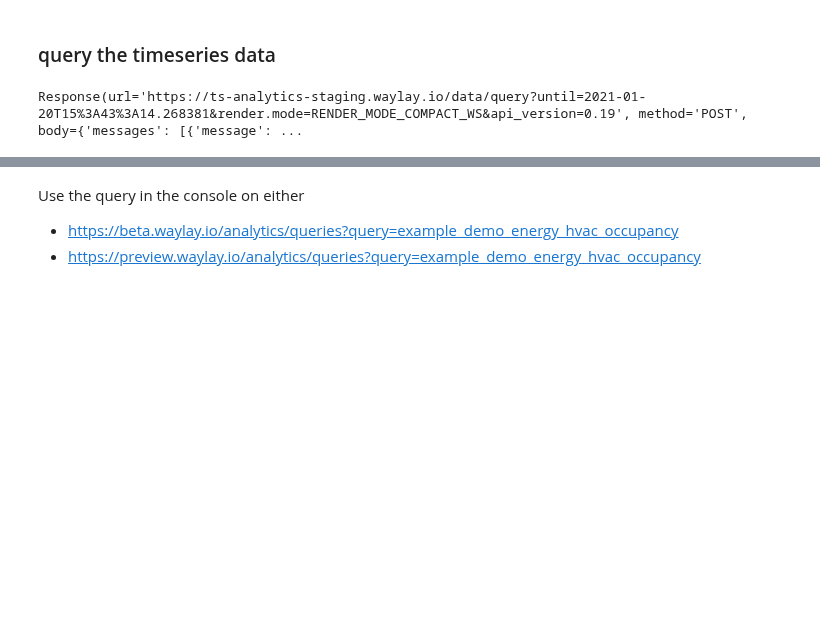
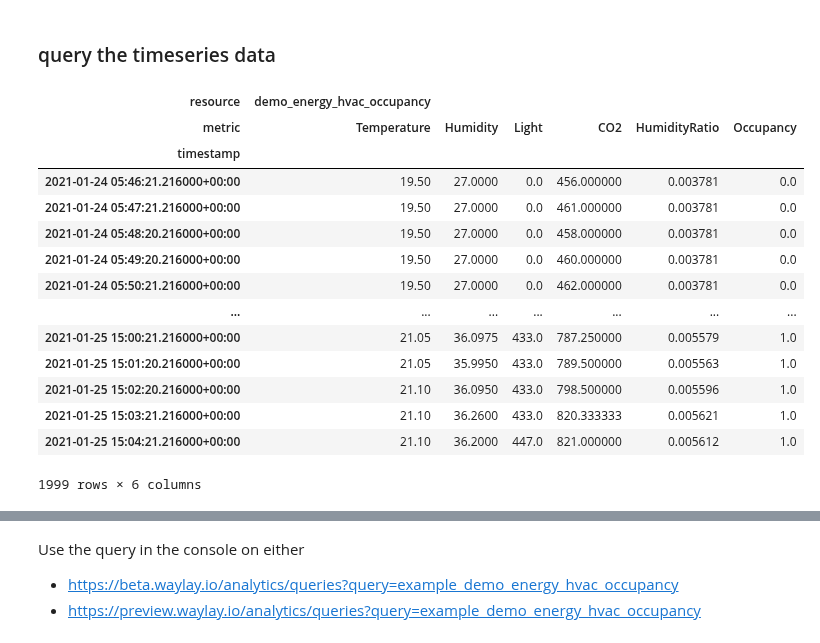
Before and after one commit to waylayio/demo-general, a Jupyter notebook: usecase/energy/hvac-occupancy-detection/hvac-occupancy-detection.ipynb, the cells around one changed output, grey strips where cells are left out. Cells and saved outputs as stored; diff of their text form; code cells hidden in the pictures; blank space fills up the shorter version.

```diff
--- a/usecase/energy/hvac-occupancy-detection/hvac-occupancy-detection.ipynb
+++ b/usecase/energy/hvac-occupancy-detection/hvac-occupancy-detection.ipynb
@@ -252,17 +252,31 @@ HTML(resp.to_html())
 # %%
 query = dict(
     resource=HVACDemo.resource_id,
     data=[
         dict(metric=metric) for metric in etl_import.spec.metrics
     ]
 )
 # test query
 waylay_client.analytics.query.execute(
-    body=dict(query=query),
+    body=query,
     params=dict(until=datetime.utcnow().isoformat()
-), raw=True)
+))
 # %% [output]
+| resource | demo_energy_hvac_occupancy |  |  |  |  |  |
+| metric | Temperature | Humidity | Light | CO2 | HumidityRatio | Occupancy |
+| timestamp |  |  |  |  |  |  |
+| 2021-01-24 05:46:21.216000+00:00 | 19.50 | 27.0000 | 0.0 | 456.000000 | 0.003781 | 0.0 |
+| 2021-01-24 05:47:21.216000+00:00 | 19.50 | 27.0000 | 0.0 | 461.000000 | 0.003781 | 0.0 |
+| 2021-01-24 05:48:20.216000+00:00 | 19.50 | 27.0000 | 0.0 | 458.000000 | 0.003781 | 0.0 |
+| 2021-01-24 05:49:20.216000+00:00 | 19.50 | 27.0000 | 0.0 | 460.000000 | 0.003781 | 0.0 |
+| 2021-01-24 05:50:21.216000+00:00 | 19.50 | 27.0000 | 0.0 | 462.000000 | 0.003781 | 0.0 |
+| ... | ... | ... | ... | ... | ... | ... |
+| 2021-01-25 15:00:21.216000+00:00 | 21.05 | 36.0975 | 433.0 | 787.250000 | 0.005579 | 1.0 |
+| 2021-01-25 15:01:20.216000+00:00 | 21.05 | 35.9950 | 433.0 | 789.500000 | 0.005563 | 1.0 |
+| 2021-01-25 15:02:20.216000+00:00 | 21.10 | 36.0950 | 433.0 | 798.500000 | 0.005596 | 1.0 |
+| 2021-01-25 15:03:21.216000+00:00 | 21.10 | 36.2600 | 433.0 | 820.333333 | 0.005621 | 1.0 |
+| 2021-01-25 15:04:21.216000+00:00 | 21.10 | 36.2000 | 447.0 | 821.000000 | 0.005612 | 1.0 |
-Response(url='https://ts-analytics-staging.waylay.io/data/query?until=2021-01-20T15%3A43%3A14.268381&render.mode=RENDER_MODE_COMPACT_WS&api_version=0.19', method='POST', body={'messages': [{'message': ...
+1999 rows × 6 columns
 # %%
 # save query
 query_name = f'example_{HVACDemo.resource_id}'
```
Also changed, not shown: parts of 13 cells of this notebook.
